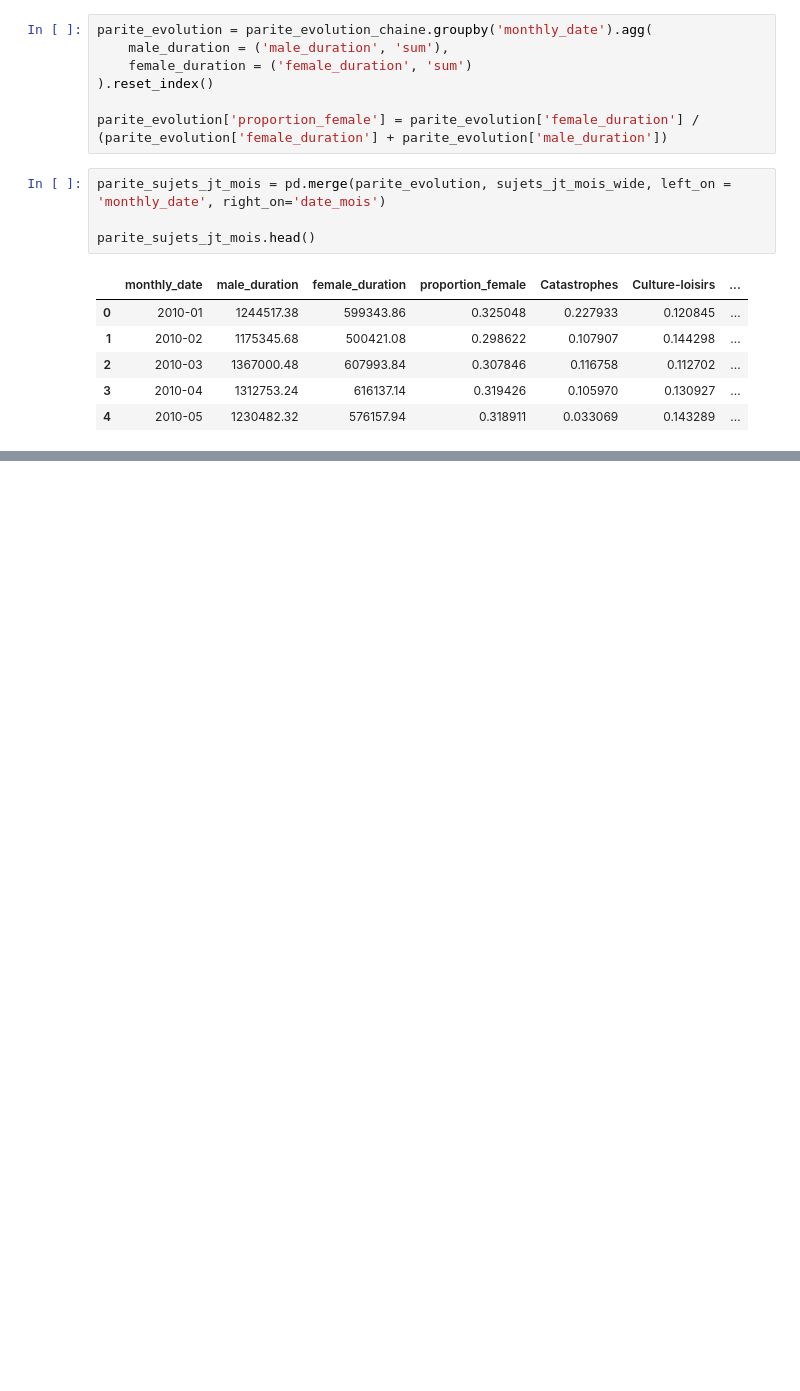
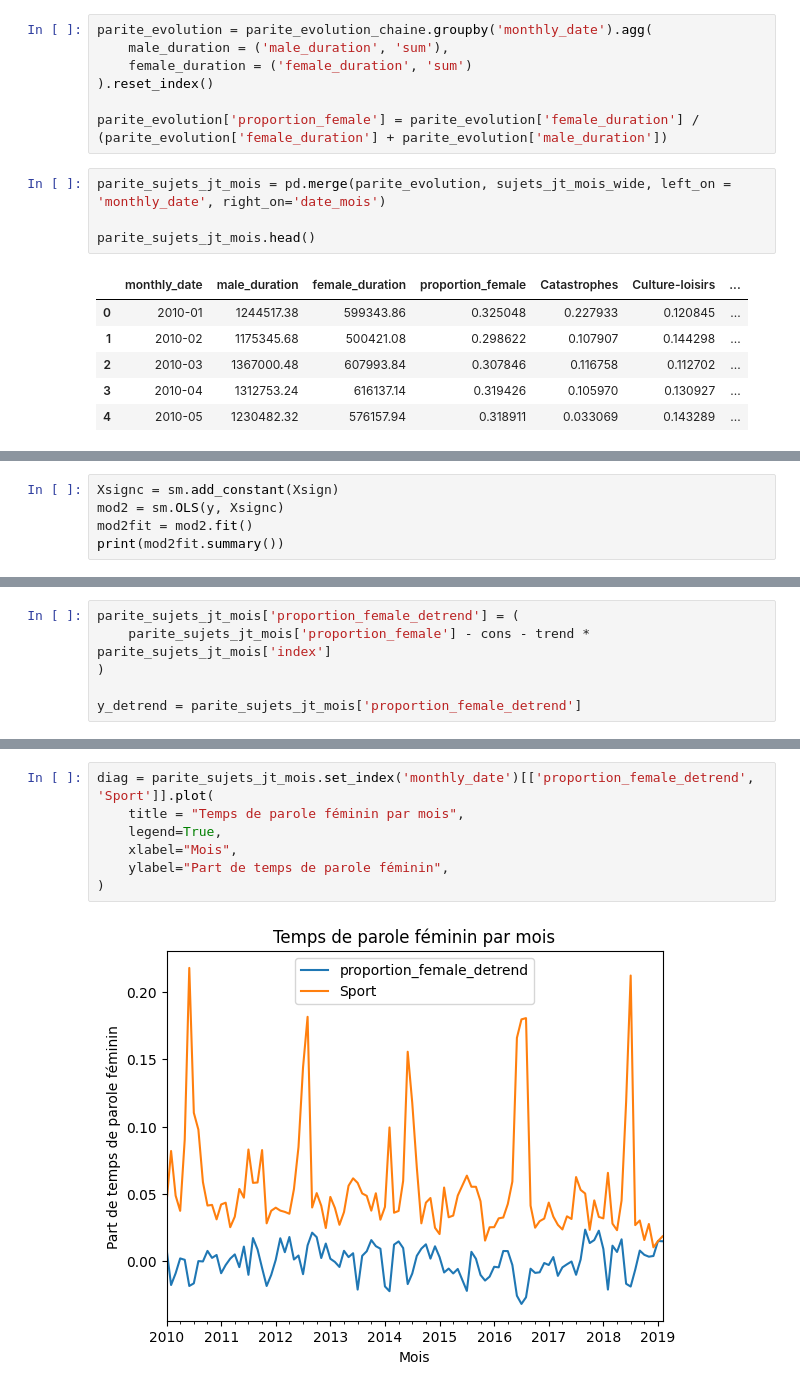
Before and after one commit to Gstrems/Projet_python_2A, a Jupyter notebook: stat_explo_parite.ipynb, the cells around one changed output, grey strips where cells are left out. Saved outputs shown, nothing was run; the diff lists cells and outputs as text; blank space fills up the shorter version.

```diff
--- a/stat_explo_parite.ipynb
+++ b/stat_explo_parite.ipynb
@@ -277,0 +277,5 @@ pd.DataFrame(zip(X.columns,clf.coef_))
+# %%
+Xsignc = sm.add_constant(Xsign)
+mod2 = sm.OLS(y, Xsignc)
+mod2fit = mod2.fit()
+print(mod2fit.summary())
@@ -277,0 +328,6 @@ pd.DataFrame(zip(X.columns,clf.coef_))
+# %%
+parite_sujets_jt_mois['proportion_female_detrend'] = (
+    parite_sujets_jt_mois['proportion_female'] - cons - trend * parite_sujets_jt_mois['index']
+)
+
+y_detrend = parite_sujets_jt_mois['proportion_female_detrend']
@@ -277,0 +380,9 @@ pd.DataFrame(zip(X.columns,clf.coef_))
+# %%
+diag = parite_sujets_jt_mois.set_index('monthly_date')[['proportion_female_detrend', 'Sport']].plot(
+    title = "Temps de parole féminin par mois",
+    legend=True,
+    xlabel="Mois",
+    ylabel="Part de temps de parole féminin",
+)
+# %% [output]
+[figure, added]
```
Also changed, not shown: parts of 12 cells of this notebook.
